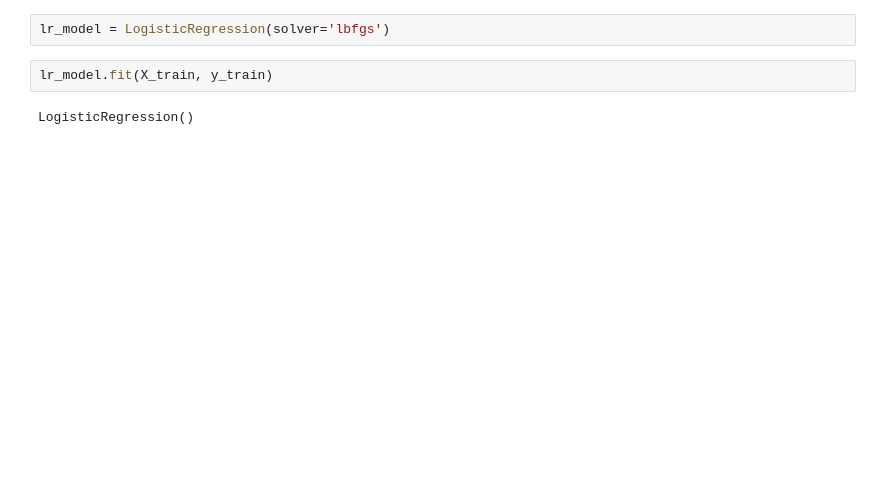
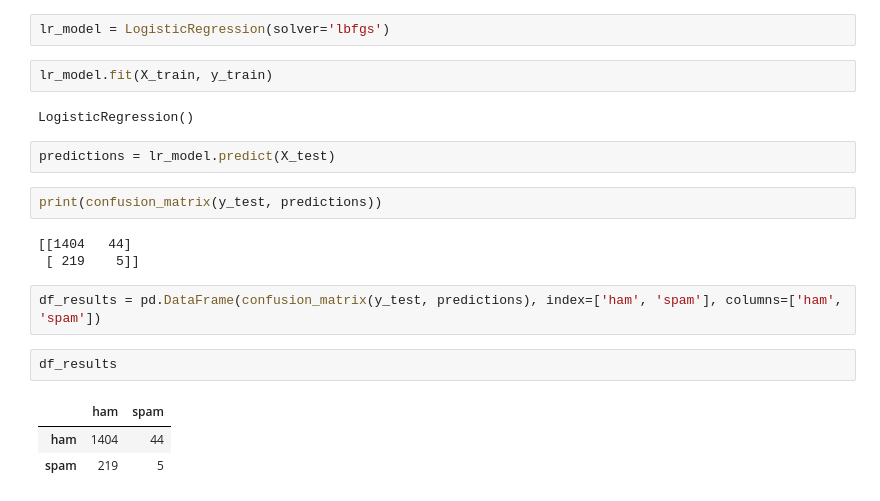
Before and after one commit to thiago2608santana/Natural_Language_Processing_with_Python, a Jupyter notebook: Text_Classification_Length_Punct.ipynb, the cells around one changed output. Saved outputs shown, nothing was run; the diff lists cells and outputs as text; blank space fills up the shorter version.

```diff
--- a/Text_Classification_Length_Punct.ipynb
+++ b/Text_Classification_Length_Punct.ipynb
@@ -87,3 +96,18 @@ lr_model = LogisticRegression(solver='lbfgs')
 lr_model.fit(X_train, y_train)
 # %% [output]
 LogisticRegression()
+# %%
+predictions = lr_model.predict(X_test)
+# %%
+print(confusion_matrix(y_test, predictions))
+# %% [output]
+[[1404   44]
+ [ 219    5]]
+# %%
+df_results = pd.DataFrame(confusion_matrix(y_test, predictions), index=['ham', 'spam'], columns=['ham', 'spam'])
+# %%
+df_results
+# %% [output]
+|  | ham | spam |
+| ham | 1404 | 44 |
+| spam | 219 | 5 |
```
Also changed, not shown: parts of 20 cells of this notebook.
